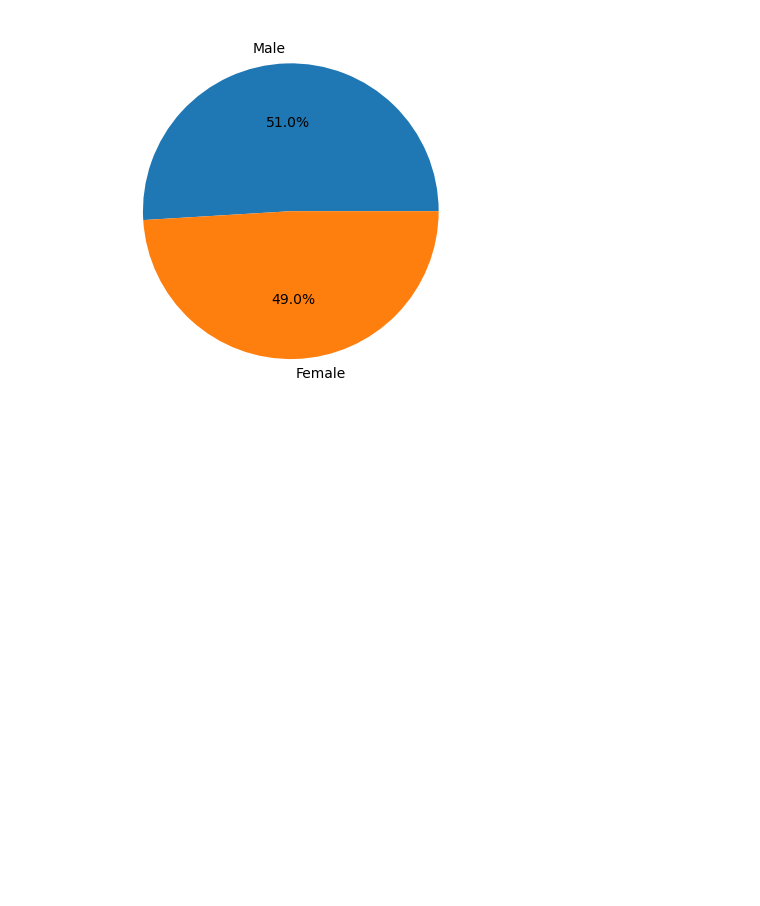
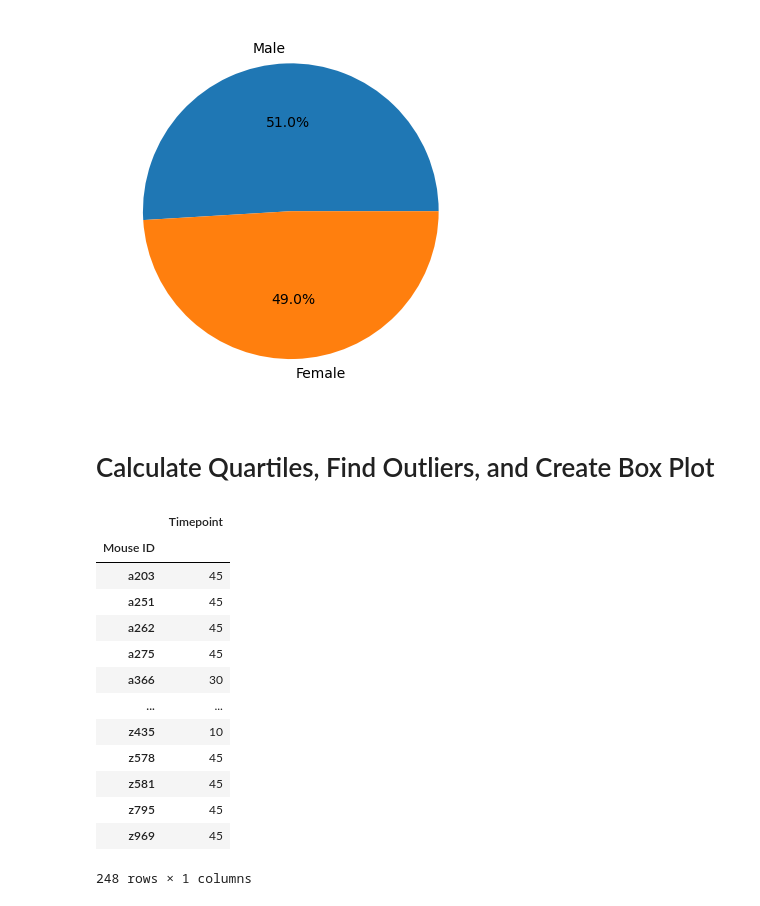
Before and after one commit to jyeags45/Module_5_assignement, a Jupyter notebook: Mice Data.ipynb, the cells around one changed output. Cells and saved outputs as stored; diff of their text form; code cells hidden in the pictures; blank space fills up the shorter version.

```diff
--- a/Mice Data.ipynb
+++ b/Mice Data.ipynb
@@ -207,3 +207,5 @@ plt.pie(count_gender, labels = plt_labels2, autopct='%1.1f%%')
 plt.show()
 # %% [output]
 [figure]
+# %% [markdown]
+# Calculate Quartiles, Find Outliers, and Create Box Plot
@@ -209,0 +216,18 @@ plt.show()
+# %%
+#calling new df
+df_last_timepoint
+# %% [output]
+|  | Timepoint |
+| Mouse ID |  |
+| a203 | 45 |
+| a251 | 45 |
+| a262 | 45 |
+| a275 | 45 |
+| a366 | 30 |
+| ... | ... |
+| z435 | 10 |
+| z578 | 45 |
+| z581 | 45 |
+| z795 | 45 |
+| z969 | 45 |
+248 rows × 1 columns
```
Also changed, not shown: parts of 3 cells of this notebook.
